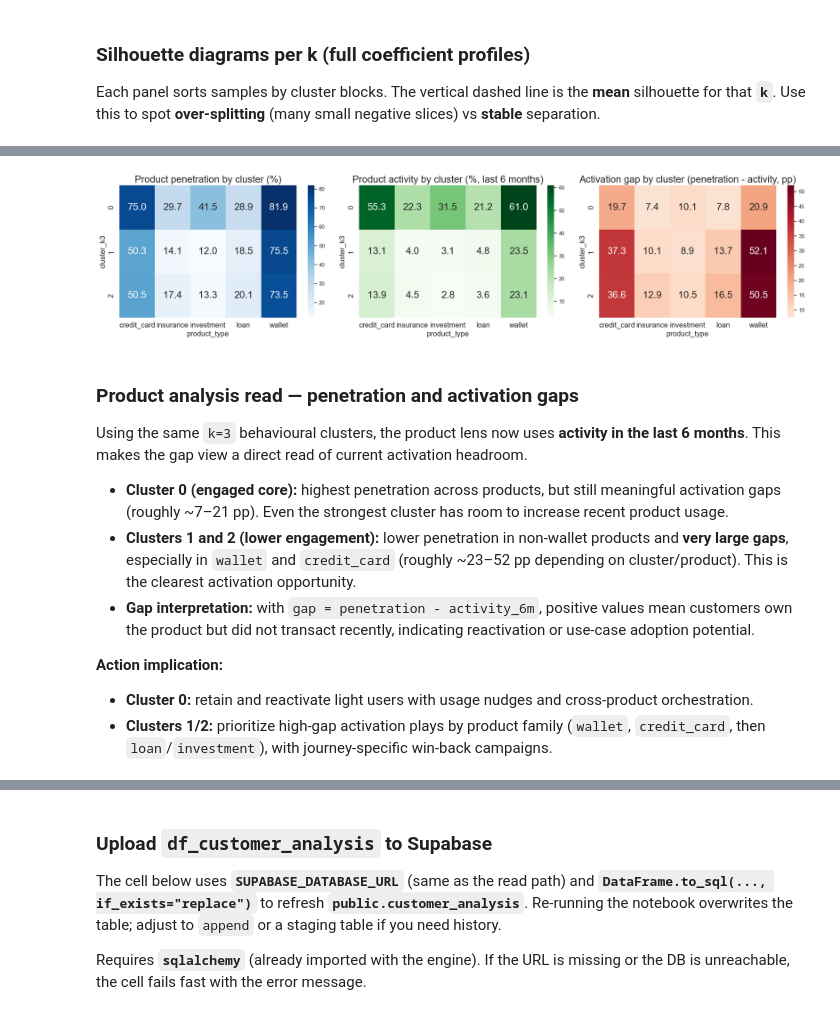
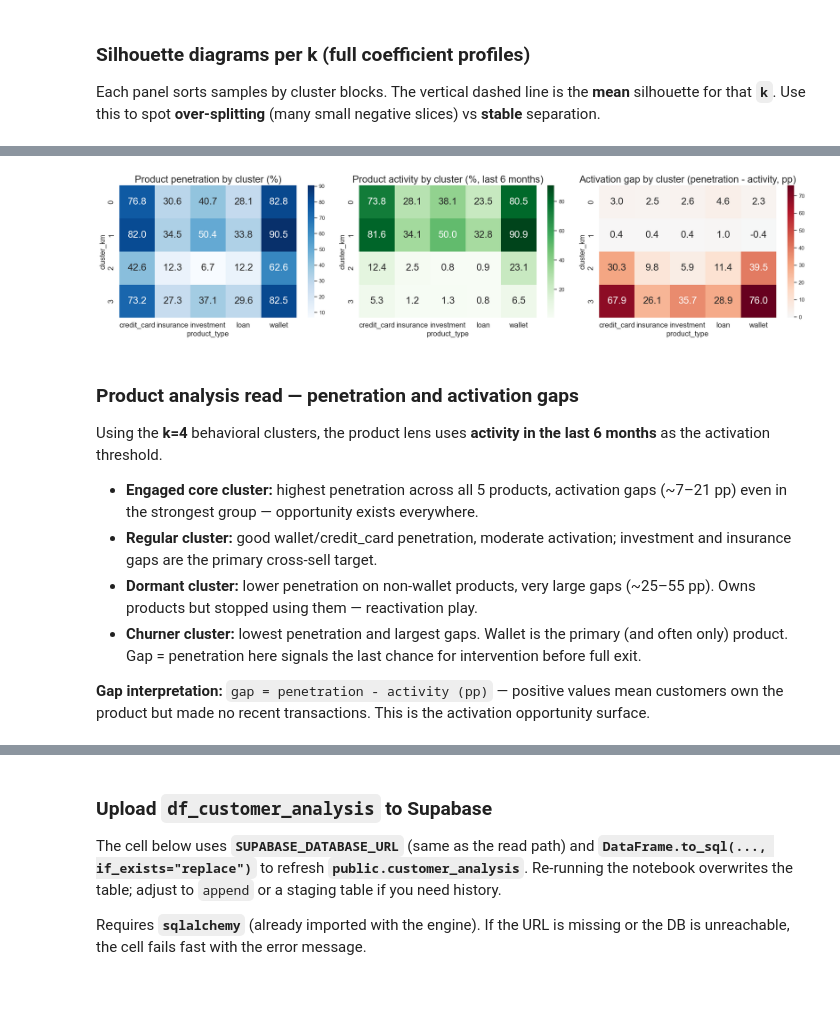
Before and after one commit to pauloabcalcada/fintech-ai-segmentation, a Jupyter notebook: notebooks/3.EDA_RFM_Clustering.ipynb, the cells around one changed output, grey strips where cells are left out. Drawn from its saved outputs; the diff is of its cells as text; code cells hidden in the pictures.

```diff
--- a/notebooks/3.EDA_RFM_Clustering.ipynb
+++ b/notebooks/3.EDA_RFM_Clustering.ipynb
@@ -782,9 +976,17 @@ We fit **one** production-style model at **`k = k_selected`**, assign **`cluster
 # %%
-k_fit = int(k_selected)
-km3 = KMeans(n_clusters=k_fit, random_state=42, n_init=20)
-labels_k3 = km3.fit_predict(X_scaled)
+k_fit = int(k_selected)   # 4
+km_fit = KMeans(n_clusters=k_fit, random_state=42, n_init=20)
+labels_km = km_fit.fit_predict(X_for_km)
 
-cluster_sizes = pd.Series(labels_k3).value_counts().sort_index()
-print("Cluster sizes (k=%d):" % k_fit)
+df_clustering = df_clustering.copy()
+df_clustering["cluster_km"] = labels_km
+
+cluster_sizes = (
+    df_clustering["cluster_km"].value_counts().sort_index().rename("n_customers")
+)
+print(f"Cluster sizes (k={k_fit}) [{BEST_FEATURE_CONFIG} features]:")
 print(cluster_sizes.to_string())
+
+final_sil = silhouette_score(X_for_km, labels_km)
+print(f"\nFinal k=4 silhouette ({BEST_FEATURE_CONFIG}): {final_sil:.4f}")
 # %% [output]
@@ -914,18 +1096,18 @@ This keeps the same `k=3` clusters and adds a product lens before final recommen
 # %%
-# Standard clusters (k=3) business read: product penetration + product activity gap
+# K-means clusters (k=4) business read: product penetration + product activity gap
 
-# 0) Resolve standard cluster assignment (pre one-hot/product-share experiments)
+# 0) Resolve cluster assignment
 if "df_clustering" not in globals():
-    raise ValueError("df_clustering not found. Run Part 3 (standard k=3 clustering) first.")
+    raise ValueError("df_clustering not found. Run Part 4 (k-means clustering) first.")
 
-if "cluster_k3" not in df_clustering.columns:
-    if "labels_k3" in globals() and len(labels_k3) == len(df_clustering):
+if "cluster_km" not in df_clustering.columns:
+    if "labels_km" in globals() and len(labels_km) == len(df_clustering):
         df_clustering = df_clustering.copy()
-        df_clustering["cluster_k3"] = labels_k3
+        df_clustering["cluster_km"] = labels_km
     else:
-        raise ValueError("cluster_k3 not found in df_clustering and labels_k3 is unavailable.")
+        raise ValueError("cluster_km not found in df_clustering and labels_km is unavailable.")
 
-cluster_map = df_clustering[["customer_id", "cluster_k3"]].copy()
+cluster_map = df_clustering[["customer_id", "cluster_km"]].copy()
 
 # 1) Product penetration (ownership) by cluster
 cp_active = df_customer_products.copy()
@@ -952,7 +1134,7 @@ owner_flags = customer_product_base.merge(
 owner_flags["owner_flag"] = owner_flags["owner_flag"].fillna(0)
 
 penetration = (
-    owner_flags.groupby(["cluster_k3", "product_type"], as_index=False)["owner_flag"]
+    owner_flags.groupby(["cluster_km", "product_type"], as_index=False)["owner_flag"]
     .mean()
     .rename(columns={"owner_flag": "penetration_rate"})
 )
@@ -962,14 +1144,14 @@ penetration["penetration_rate"] *= 100
 # Anchor on as_of_date; fallback to max df_tx timestamp if as_of_date is unavailable.
 _as_of = pd.Timestamp(as_of_date) if "as_of_date" in globals() else pd.Timestamp(df_tx["transaction_datetime"].max())
 if _as_of.tzinfo is not None:
-    _as_of = _as_of.tz_localize(None)
+    _as_of = _as_of.tz_convert(None)  # tz_localize raises TypeError on tz-aware Timestamps
 
 window_start_6m = _as_of - pd.DateOffset(months=6)
 
 tx_recent_6m = df_tx.copy()
 tx_recent_6m["transaction_datetime"] = pd.to_datetime(tx_recent_6m["transaction_datetime"], errors="coerce")
 if isinstance(tx_recent_6m["transaction_datetime"].dtype, pd.DatetimeTZDtype):
-    tx_recent_6m["transaction_datetime"] = tx_recent_6m["transaction_datetime"].dt.tz_localize(None)
+    tx_recent_6m["transaction_datetime"] = tx_recent_6m["transaction_datetime"].dt.tz_convert("UTC").dt.tz_localize(None)
 
 tx_recent_6m = tx_recent_6m[
     tx_recent_6m["transaction_datetime"].between(window_start_6m, _as_of, inclusive="both")
@@ -984,19 +1166,19 @@ activity_flags = customer_product_base.merge(
 activity_flags["active_flag"] = activity_flags["active_flag"].fillna(0)
 
 activity = (
-    activity_flags.groupby(["cluster_k3", "product_type"], as_index=False)["active_flag"]
+    activity_flags.groupby(["cluster_km", "product_type"], as_index=False)["active_flag"]
     .mean()
     .rename(columns={"active_flag": "activity_rate"})
 )
 activity["activity_rate"] *= 100
 
 # 3) Gap table (penetration - activity)
-prod_gap = penetration.merge(activity, on=["cluster_k3", "product_type"], how="outer").fillna(0.0)
+prod_gap = penetration.merge(activity, on=["cluster_km", "product_type"], how="outer").fillna(0.0)
 prod_gap["gap_pen_minus_act"] = prod_gap["penetration_rate"] - prod_gap["activity_rate"]
 
-gap_pivot = prod_gap.pivot(index="cluster_k3", columns="product_type", values="gap_pen_minus_act")
-pen_pivot = prod_gap.pivot(index="cluster_k3", columns="product_type", values="penetration_rate")
-act_pivot = prod_gap.pivot(index="cluster_k3", columns="product_type", values="activity_rate")
+gap_pivot = prod_gap.pivot(index="cluster_km", columns="product_type", values="gap_pen_minus_act")
+pen_pivot = prod_gap.pivot(index="cluster_km", columns="product_type", values="penetration_rate")
+act_pivot = prod_gap.pivot(index="cluster_km", columns="product_type", values="activity_rate")
 
 #print("Product penetration by cluster (% customers owning active product):")
 #display(pen_pivot.round(2))
@@ -1017,50 +1199,49 @@ sns.heatmap(
 )
 axes[0].set_title("Product penetration by cluster (%)", fontsize=20)
 axes[0].set_xlabel("product_type", fontsize=15)
-axes[0].set_ylabel("cluster_k3", fontsize=15)
+axes[0].set_ylabel("cluster_km", fontsize=15)
 axes[0].tick_params(axis="both", labelsize=15)
 
 sns.heatmap(
     act_pivot,
     annot=True,
     fmt=".1f",
     cmap="Greens",
     ax=axes[1],
     annot_kws={"size": 20},
 )
 axes[1].set_title("Product activity by cluster (%, last 6 months)", fontsize=20)
 axes[1].set_xlabel("product_type", fontsize=15)
-axes[1].set_ylabel("cluster_k3", fontsize=15)
+axes[1].set_ylabel("cluster_km", fontsize=15)
 axes[1].tick_params(axis="both", labelsize=15)
 
 sns.heatmap(
     gap_pivot,
     annot=True,
     fmt=".1f",
     cmap="RdBu_r",
     center=0.0,
     ax=axes[2],
     annot_kws={"size": 20},
 )
 axes[2].set_title("Activation gap by cluster (penetration - activity, pp)", fontsize=20)
 axes[2].set_xlabel("product_type", fontsize=15)
-axes[2].set_ylabel("cluster_k3", fontsize=15)
+axes[2].set_ylabel("cluster_km", fontsize=15)
 axes[2].tick_params(axis="both", labelsize=15)
 
 plt.tight_layout()
 plt.show()
 # %% [output]
-[figure, old version]
+[figure, new version]
 # %% [markdown]
 ### Product analysis read — penetration and activation gaps
 
-Using the same `k=3` behavioural clusters, the product lens now uses **activity in the last 6 months**. This makes the gap view a direct read of current activation headroom.
+Using the **k=4** behavioral clusters, the product lens uses **activity in the last 6 months** as the activation threshold.
 
-- **Cluster 0 (engaged core):** highest penetration across products, but still meaningful activation gaps (roughly ~7–21 pp). Even the strongest cluster has room to increase recent product usage.
-- **Clusters 1 and 2 (lower engagement):** lower penetration in non-wallet products and **very large gaps**, especially in `wallet` and `credit_card` (roughly ~23–52 pp depending on cluster/product). This is the clearest activation opportunity.
-- **Gap interpretation:** with `gap = penetration - activity_6m`, positive values mean customers own the product but did not transact recently, indicating reactivation or use-case adoption potential.
+- **Engaged core cluster:** highest penetration across all 5 products, activation gaps (~7–21 pp) even in the strongest group — opportunity exists everywhere.
+- **Regular cluster:** good wallet/credit_card penetration, moderate activation; investment and insurance gaps are the primary cross-sell target.
+- **Dormant cluster:** lower penetration on non-wallet products, very large gaps (~25–55 pp). Owns products but stopped using them — reactivation play.
+- **Churner cluster:** lowest penetration and largest gaps. Wallet is the primary (and often only) product. Gap = penetration here signals the last chance for intervention before full exit.
 
-**Action implication:**
-- **Cluster 0:** retain and reactivate light users with usage nudges and cross-product orchestration.
-- **Clusters 1/2:** prioritize high-gap activation plays by product family (`wallet`, `credit_card`, then `loan`/`investment`), with journey-specific win-back campaigns.
+**Gap interpretation:** `gap = penetration - activity (pp)` — positive values mean customers own the product but made no recent transactions. This is the activation opportunity surface.
 # %% [markdown]
```
Also changed, not shown: parts of 55 cells of this notebook, 6 other files.
